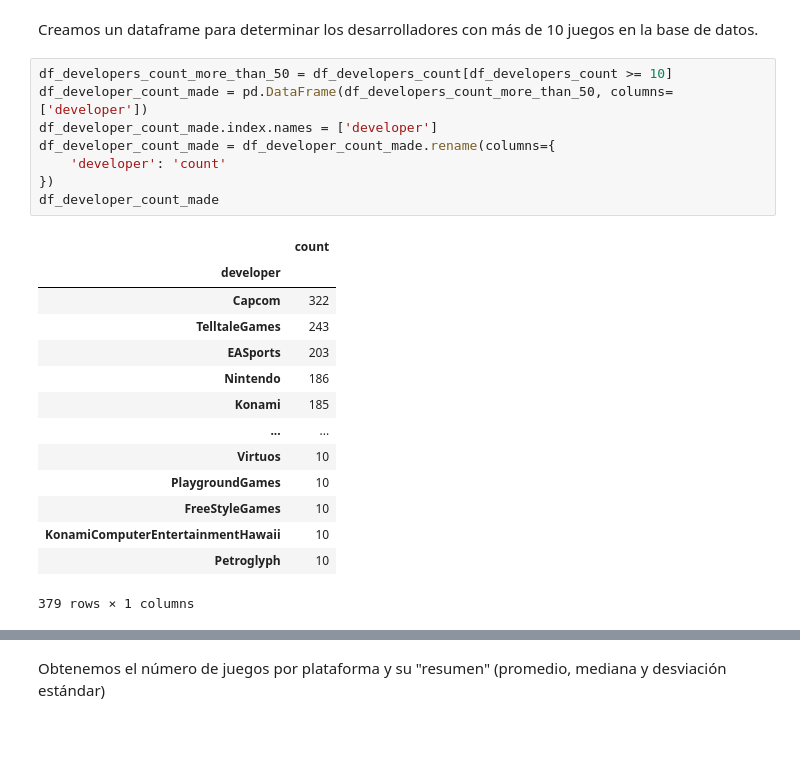
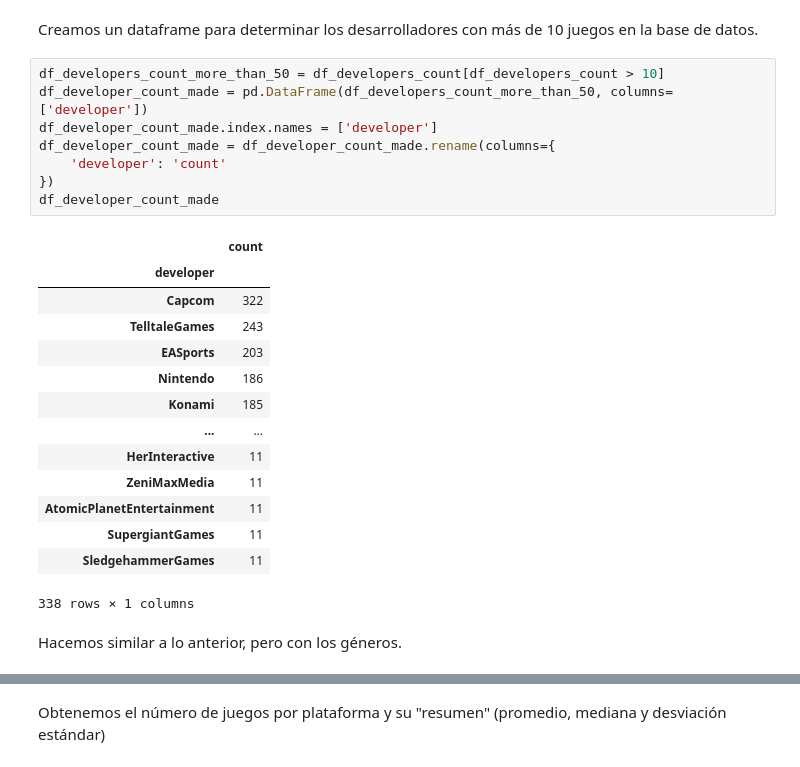
Before and after one commit to elcarlos-94/DemoDay, a Jupyter notebook: Modulo3/proyecto_modulo_3.ipynb, the cells around one changed output, grey strips where cells are left out. Saved outputs shown, nothing was run; the diff lists cells and outputs as text; blank space fills up the shorter version.

```diff
--- a/Modulo3/proyecto_modulo_3.ipynb
+++ b/Modulo3/proyecto_modulo_3.ipynb
@@ -438,25 +438,27 @@ df_only_developers_name_no_duplicates
 # %% [markdown]
 Creamos un dataframe para determinar los desarrolladores con más de 10 juegos en la base de datos.
 # %%
-df_developers_count_more_than_50 = df_developers_count[df_developers_count >= 10]
+df_developers_count_more_than_50 = df_developers_count[df_developers_count > 10]
 df_developer_count_made = pd.DataFrame(df_developers_count_more_than_50, columns=['developer'])
 df_developer_count_made.index.names = ['developer']
 df_developer_count_made = df_developer_count_made.rename(columns={
     'developer': 'count'
 })
 df_developer_count_made
 # %% [output]
 |  | count |
 | developer |  |
 | Capcom | 322 |
 | TelltaleGames | 243 |
 | EASports | 203 |
 | Nintendo | 186 |
 | Konami | 185 |
 | ... | ... |
-| Virtuos | 10 |
-| PlaygroundGames | 10 |
-| FreeStyleGames | 10 |
-| KonamiComputerEntertainmentHawaii | 10 |
-| Petroglyph | 10 |
+| HerInteractive | 11 |
+| ZeniMaxMedia | 11 |
+| AtomicPlanetEntertainment | 11 |
+| SupergiantGames | 11 |
+| SledgehammerGames | 11 |
-379 rows × 1 columns
+338 rows × 1 columns
+# %% [markdown]
+Hacemos similar a lo anterior, pero con los géneros.
```
Also changed, not shown: parts of 9 cells of this notebook.
